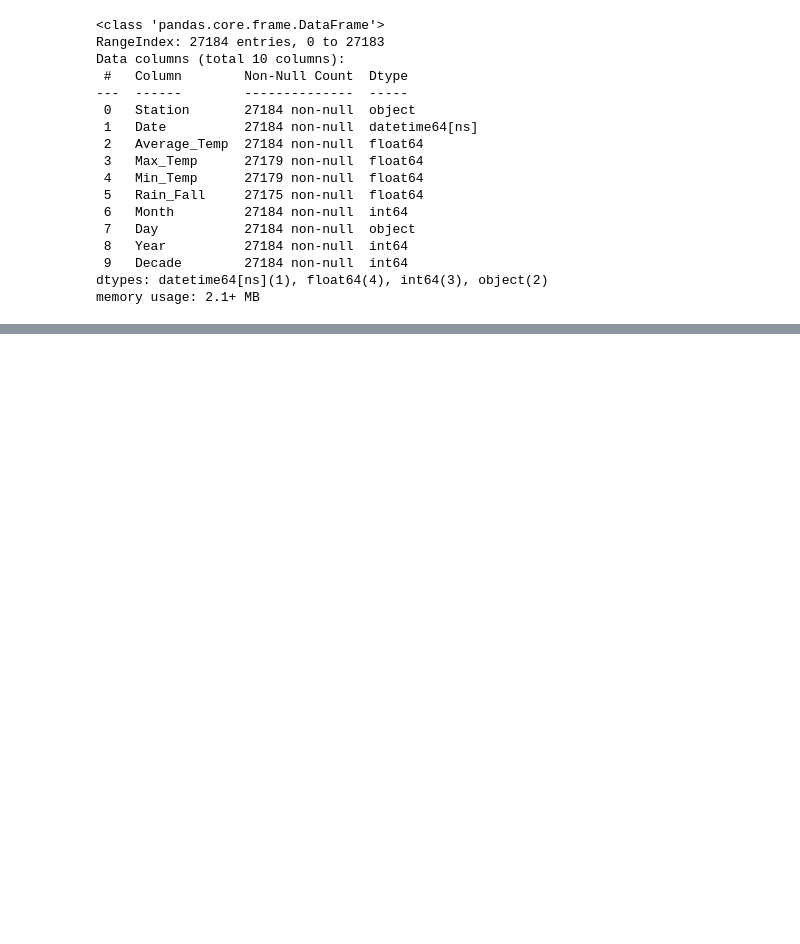
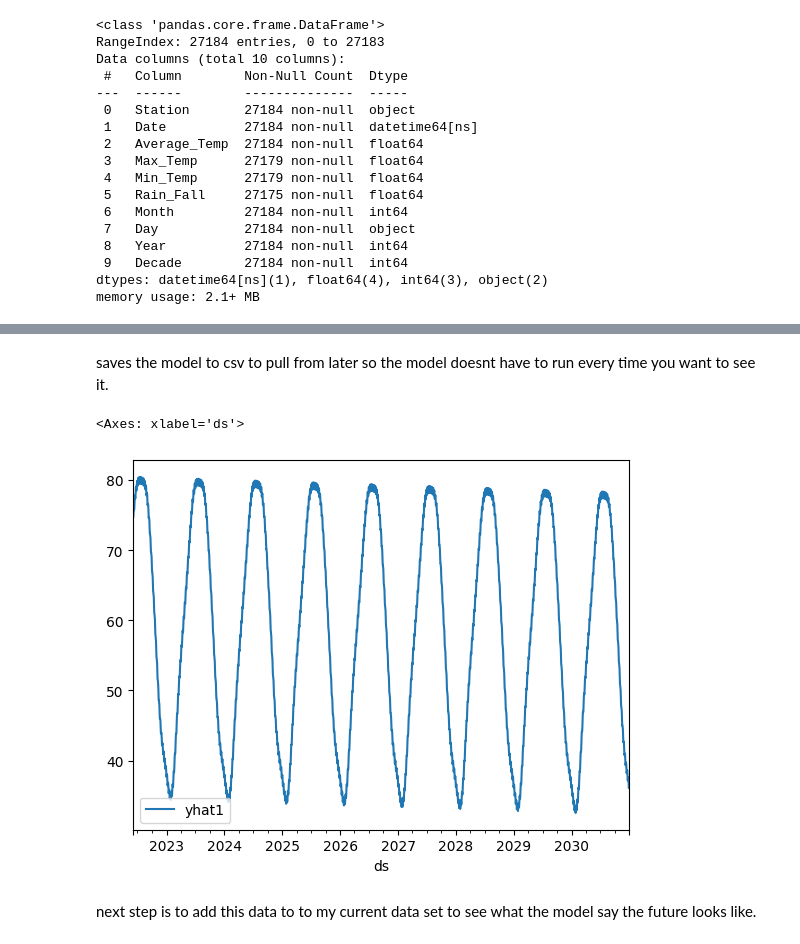
Before and after one commit to dmorton714/weather, a Jupyter notebook: redo.ipynb, the cells around one changed output, grey strips where cells are left out. Drawn from its saved outputs; the diff is of its cells as text; code cells hidden in the pictures; blank space fills up the shorter version.

```diff
--- a/redo.ipynb
+++ b/redo.ipynb
@@ -166,0 +177,5 @@ memory usage: 2.1+ MB
+# %%
+new_column = df[['Date', 'Average_Temp']]
+new_column.dropna(inplace=True)
+new_column.columns = ['ds', 'y']
+new_column.tail()
@@ -166,0 +207,4 @@ memory usage: 2.1+ MB
+# %%
+future = n.make_future_dataframe(new_column, periods=3132)
+forecast = n.predict(future)
+forecast.tail()
@@ -166,0 +226,2 @@ memory usage: 2.1+ MB
+# %% [markdown]
+saves the model to csv to pull from later so the model doesnt have to run every time you want to see it.
@@ -166,0 +230,7 @@ memory usage: 2.1+ MB
+# %%
+forecast.plot(x="ds", y="yhat1")
+# %% [output]
+<Axes: xlabel='ds'>
+[figure, added]
+# %% [markdown]
+next step is to add this data to to my current data set to see what the model say the future looks like.
```
Also changed, not shown: parts of 9 cells of this notebook, 25 other files.
